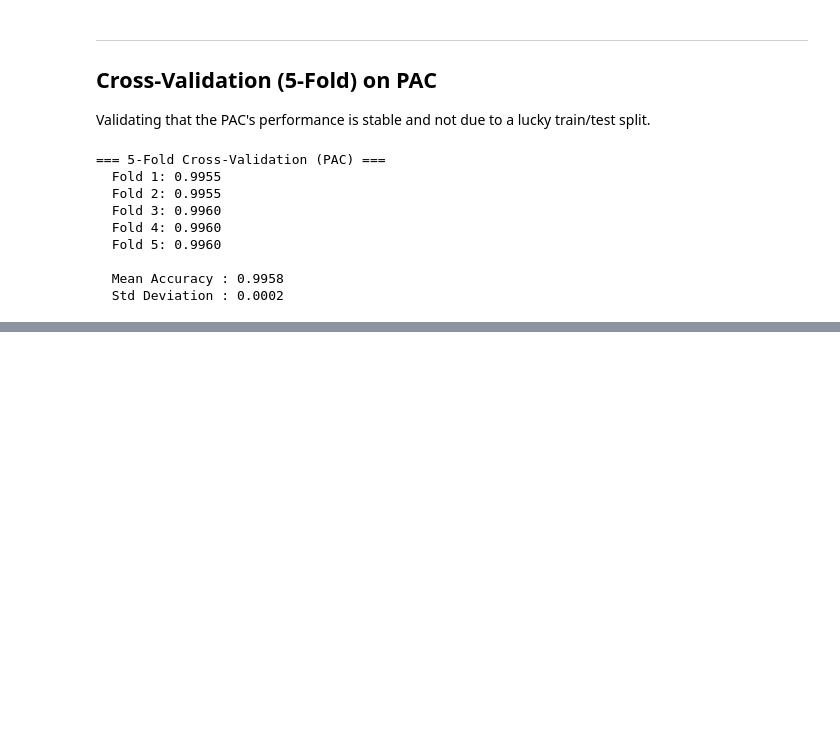
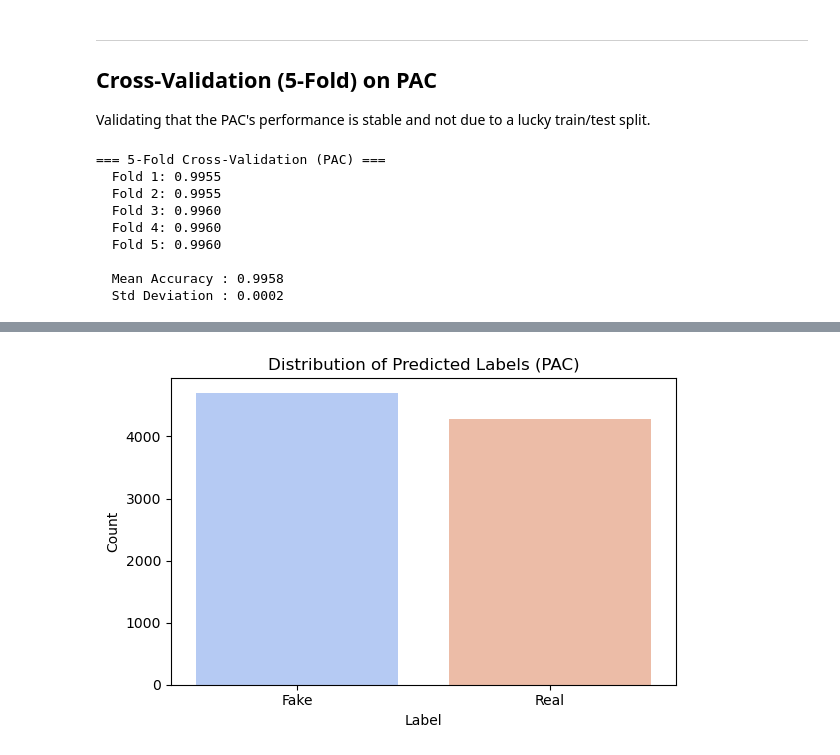
Before and after one commit to LOSTSOUL2104/fake-news-detection, a Jupyter notebook: detection.ipynb, the cells around one changed output, grey strips where cells are left out. Drawn from its saved outputs; the diff is of its cells as text; code cells hidden in the pictures; blank space fills up the shorter version.

```diff
--- a/detection.ipynb
+++ b/detection.ipynb
@@ -331,0 +371,11 @@ print(f"  Std Deviation : {cv_scores.std():.4f}")
+# %%
+plt.figure(figsize=(6, 4))
+sns.countplot(x=y_pred_pac, palette='coolwarm')
+plt.title("Distribution of Predicted Labels (PAC)")
+plt.xlabel("Label")
+plt.ylabel("Count")
+plt.xticks([0, 1], ['Fake', 'Real'])
+plt.tight_layout()
+plt.show()
+# %% [output]
+[figure, added]
```
Also changed, not shown: parts of 7 cells of this notebook.
